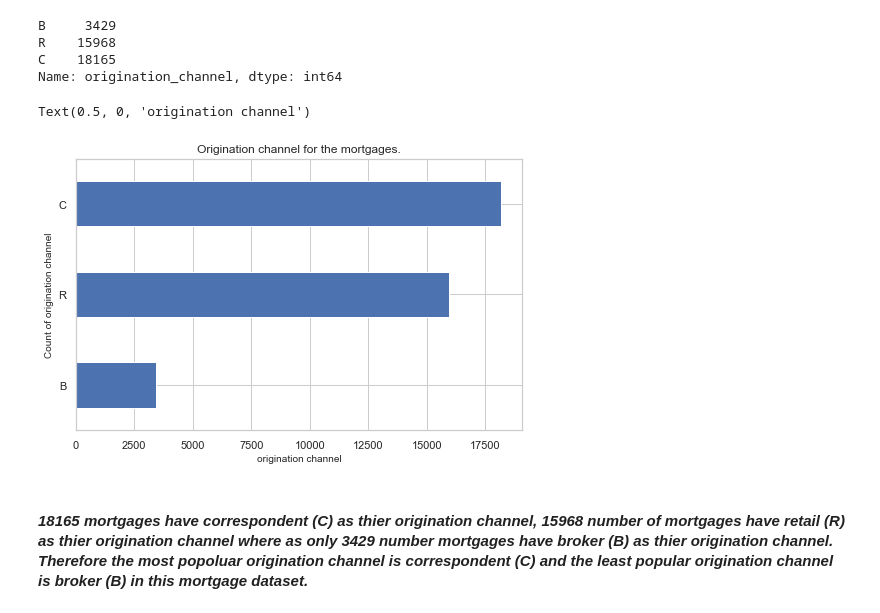
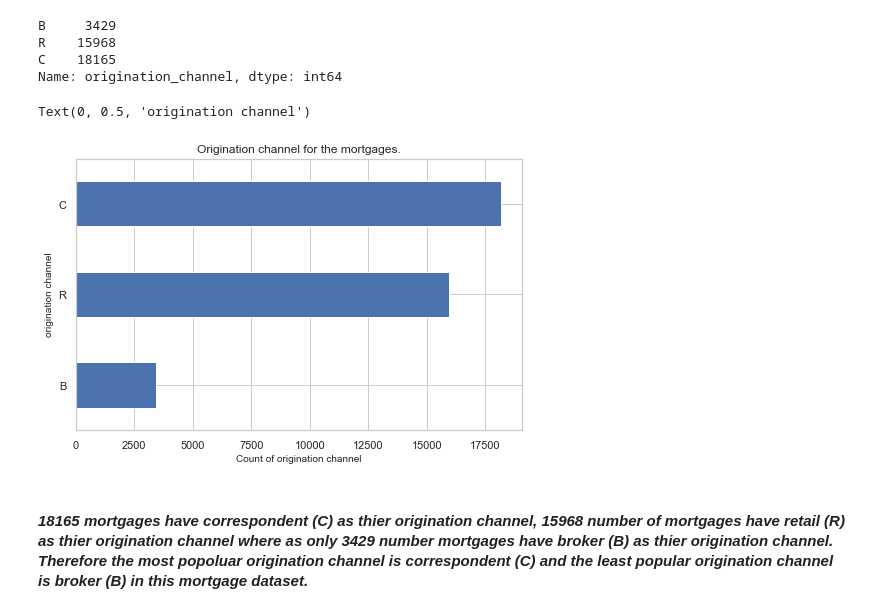
Before and after one commit to Azaima-Asghar/Modeling-Probability-Of-Delinquency, a Jupyter notebook: Mortgage_Analysis.ipynb, the cells around one changed output. Saved outputs shown, nothing was run; the diff lists cells and outputs as text; code cells hidden in the pictures.

Commit message:
Changing one image in the readme.

```diff
--- a/Mortgage_Analysis.ipynb
+++ b/Mortgage_Analysis.ipynb
@@ -400,12 +400,12 @@ Name: origination_channel, dtype: int64
 # %%
 # Visualize the origination channel for the mortgages.
 ax = origination_channel_count.plot(kind ='barh', figsize=(8,5), title="Origination channel for the mortgages.")
 plt.xticks(rotation = 0)
-ax.set_ylabel("Count of origination channel", fontsize = 10)
-ax.set_xlabel("origination channel", fontsize = 10)
+ax.set_xlabel("Count of origination channel", fontsize = 10)
+ax.set_ylabel("origination channel", fontsize = 10)
 # %% [output]
-Text(0.5, 0, 'origination channel')
+Text(0, 0.5, 'origination channel')
-[figure, old version]
+[figure, new version]
 # %% [markdown]
 #### *18165 mortgages have correspondent (C) as thier origination channel, 15968 number of mortgages have retail (R)  as thier origination channel where as only 3429 number mortgages have broker (B) as thier origination channel. Therefore the most popoluar origination channel is correspondent (C) and the least popular origination channel is broker (B) in this mortgage dataset.*
 # %%
```
Also changed, not shown: parts of 2 cells of this notebook, 1 other file.
